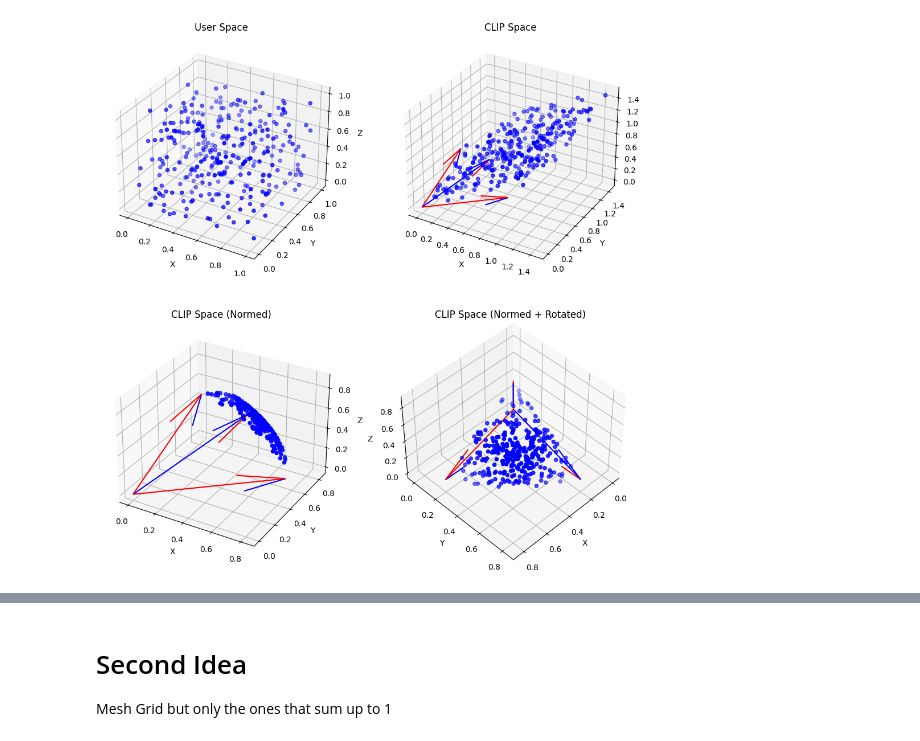
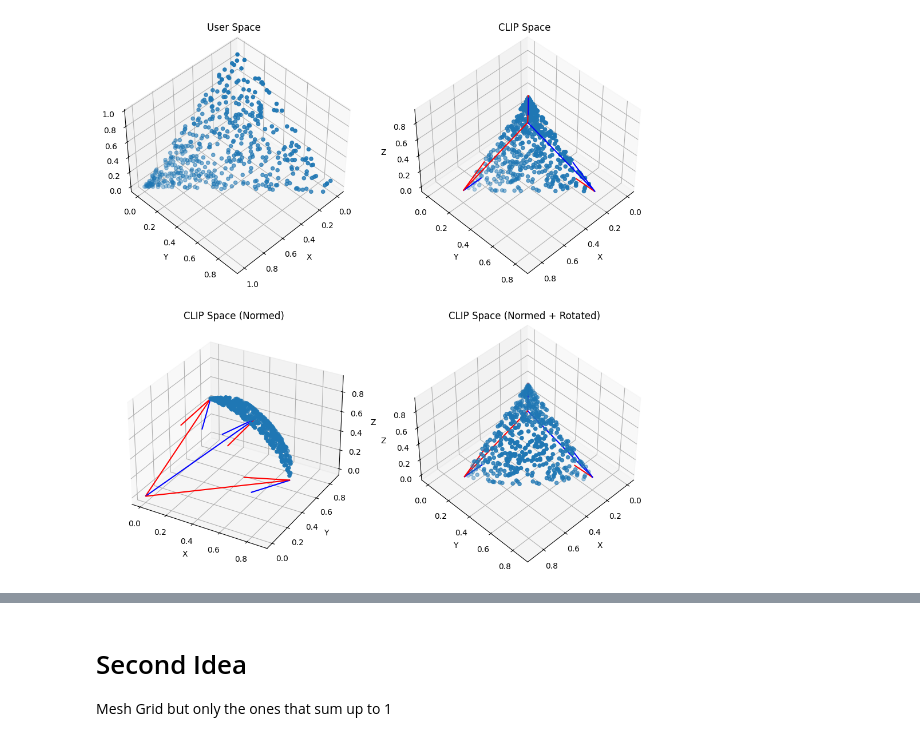
Before and after one commit to Schaban1/bachelor_thesis, a Jupyter notebook: scripts/uniform_sphere_surface_distribution.ipynb, the cells around one changed output, grey strips where cells are left out. Saved outputs shown, nothing was run; the diff lists cells and outputs as text; code cells hidden in the pictures.

```diff
--- a/scripts/uniform_sphere_surface_distribution.ipynb
+++ b/scripts/uniform_sphere_surface_distribution.ipynb
@@ -99,20 +176,17 @@ origin = torch.tensor([[0, 0, 0], [0, 0, 0], [0, 0, 0]]) # origin point
 heads = torch.tensor([[0.35, 0.35, 1.], [0.35, 1., 0.35], [1., 0.35, 0.35]])
 heads_normed = F.normalize(heads, p=2, dim=-1)
 
-# Flatten the grid to get the coordinates
-x_rand = torch.rand(size=(300, 3))
-
-colors = []
-for p in x_rand:
-    if 0. in p or 1. in p:
-        colors.append('red')
-    else:
-        colors.append('blue')
+# Generate random samples in the user space
+n_samples = 500
+x_rand = torch.rand(size=(n_samples, 1))
+y_rand = torch.rand(size=(n_samples, 1)) * (1-x_rand)
+z_rand = 1 - (x_rand + y_rand)
+x_rand = torch.cat((x_rand, y_rand, z_rand), dim=1)
 
 # Plot the samples in the user space
 fig = plt.figure(figsize=(12, 12))
 ax_0 = fig.add_subplot(2, 2, 1, projection='3d')
-ax_0.scatter(x_rand[:,0], x_rand[:,1], x_rand[:, 2], c=colors)
+ax_0.scatter(x_rand[:,0], x_rand[:,1], x_rand[:, 2])
 ax_0.set_title('User Space')
 ax_0.set_xlabel('X')
 ax_0.set_ylabel('Y')
@@ -122,39 +196,41 @@ ax_0.set_zlabel('Z')
 embeds =  x_rand @ heads_normed
 ax_1 = fig.add_subplot(2, 2, 2, projection='3d')
 ax_1.quiver(*origin, heads_normed[:,0], heads_normed[:,1], heads_normed[:,2], color=['r','b'])
-ax_1.scatter(embeds[:,0], embeds[:,1], embeds[:,2], c=colors)
+ax_1.scatter(embeds[:,0], embeds[:,1], embeds[:,2])
 ax_1.set_title('CLIP Space')
 ax_1.set_xlabel('X')
 ax_1.set_ylabel('Y')
 ax_1.set_zlabel('Z')
 
 # Project embeds on the spheres surface in the CLIP Space
 embeds_proj = F.normalize(embeds, p=2, dim=-1)
 ax_2 = fig.add_subplot(2, 2, 3, projection='3d')
 ax_2.quiver(*origin, heads_normed[:,0], heads_normed[:,1], heads_normed[:,2], color=['r','b'])
-ax_2.scatter(embeds_proj[:,0], embeds_proj[:,1], embeds_proj[:,2], c=colors)
+ax_2.scatter(embeds_proj[:,0], embeds_proj[:,1], embeds_proj[:,2])
 ax_2.set_title('CLIP Space (Normed)')
 ax_2.set_xlabel('X')
 ax_2.set_ylabel('Y')
 ax_2.set_zlabel('Z')
 
 # Same PLot but with a front view
 ax_3 = fig.add_subplot(2, 2, 4, projection='3d')
 ax_3.quiver(*origin, heads_normed[:,0], heads_normed[:,1], heads_normed[:,2], color=['r','b'])
-ax_3.scatter(embeds_proj[:,0], embeds_proj[:,1], embeds_proj[:,2], c=colors)
+ax_3.scatter(embeds_proj[:,0], embeds_proj[:,1], embeds_proj[:,2])
 ax_3.set_title('CLIP Space (Normed + Rotated)')
 ax_3.set_xlabel('X')
 ax_3.set_ylabel('Y')
 ax_3.set_zlabel('Z')
 
 #Rotate to se the sphere
 angle = 90
 angle_norm = (angle + 180) % 360 - 180
 elev = 45
 azim = 45
 roll = 0
 ax_3.view_init(elev, azim, roll)
+ax_0.view_init(elev, azim, roll)
+ax_1.view_init(elev, azim, roll)
 
 plt.show()
 # %% [output]
-[figure, old version]
+[figure, new version]
```
Also changed, not shown: parts of 14 cells of this notebook, 1 other file.
